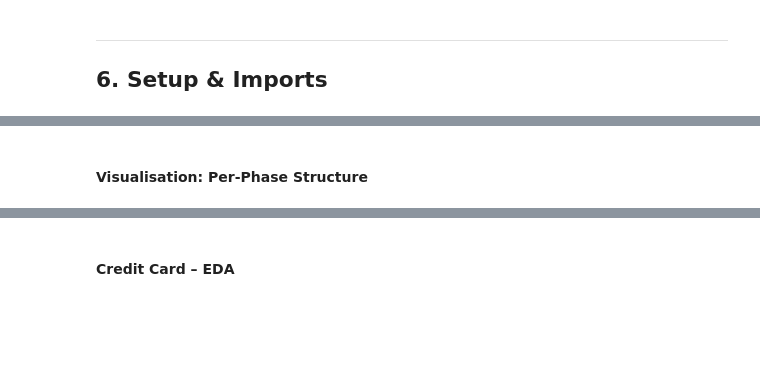
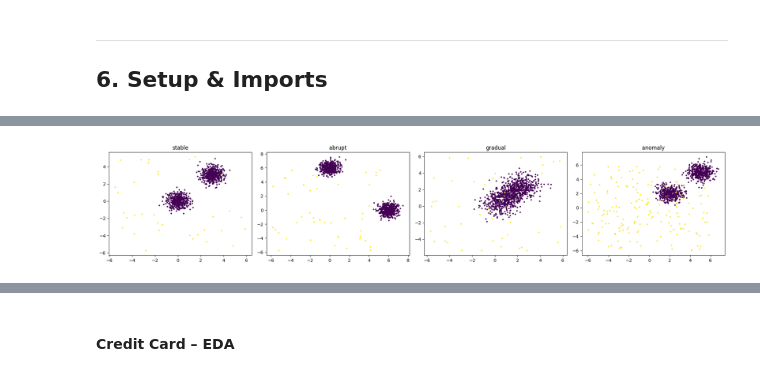
Before and after one commit to gjoliveira/Incremental-LOF, a Jupyter notebook: notebook_reorganised.ipynb, the cells around one changed output, grey strips where cells are left out. Drawn from its saved outputs; the diff is of its cells as text; code cells hidden in the pictures; blank space fills up the shorter version.

```diff
--- a/notebook_reorganised.ipynb
+++ b/notebook_reorganised.ipynb
@@ -212,2 +228,13 @@ print(f"Stream size: {len(synthetic_stream)} | Anomaly rate: {df_synth['label'].
-# %% [markdown]
-#### Visualisation: Per-Phase Structure
+# %%
+phases = df_synth["phase"].unique()
+fig, axes = plt.subplots(1, len(phases), figsize=(5*len(phases), 4))
+
+for ax, phase in zip(axes, phases):
+    d = df_synth[df_synth["phase"] == phase]
+    ax.scatter(d["x1"], d["x2"], c=d["label"], s=5)
+    ax.set_title(phase)
+
+plt.tight_layout()
+plt.show()
+# %% [output]
+[figure, added]
```
Also changed, not shown: parts of 83 cells of this notebook, 1 other file.
